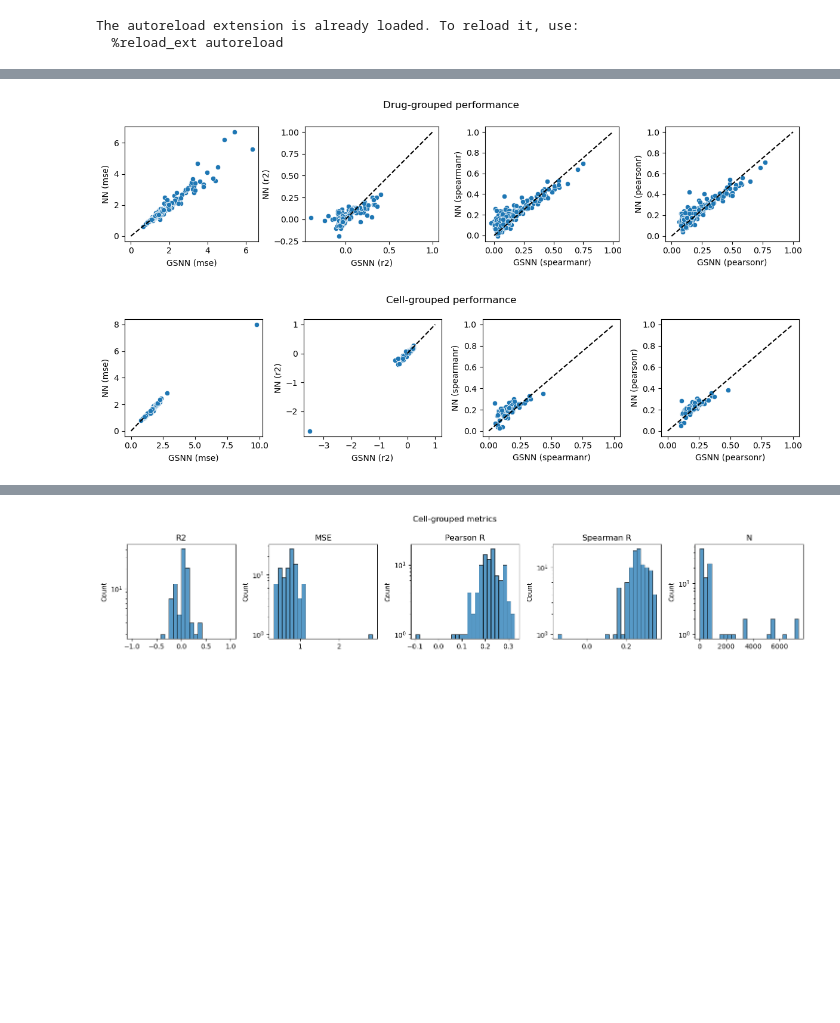
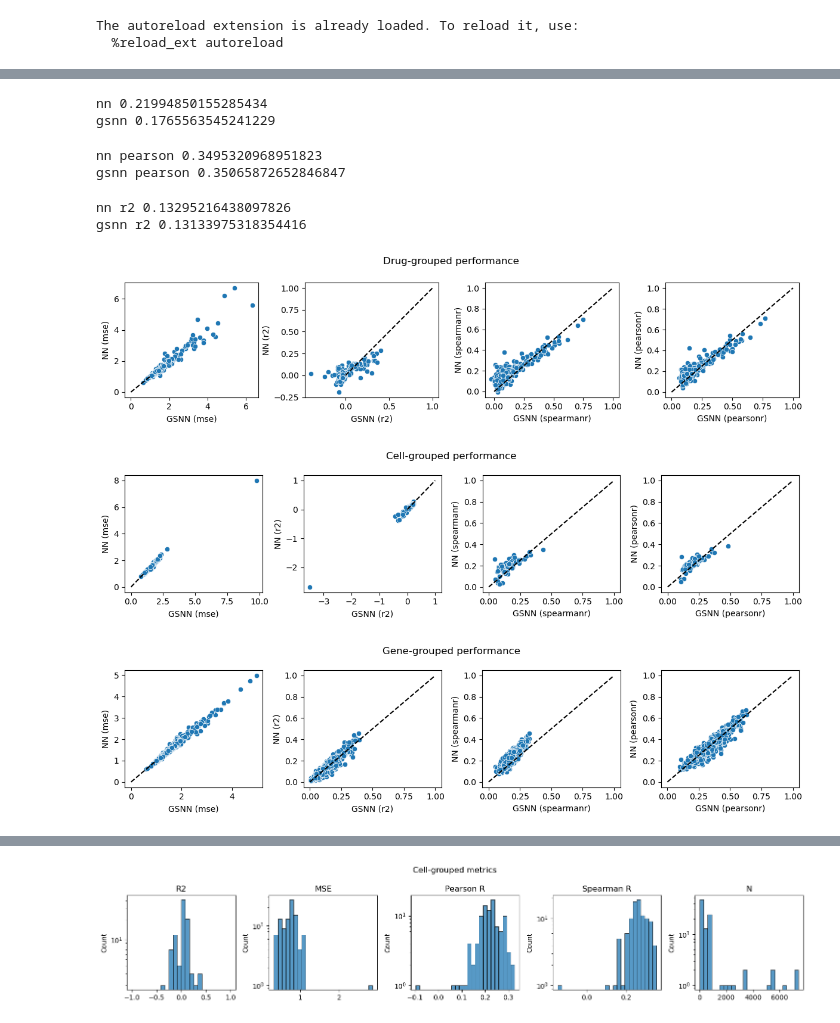
Before and after one commit to nathanieljevans/gsnn-lib, a Jupyter notebook: notebooks/_dev/_dev.ipynb, the cells around one changed output, grey strips where cells are left out. Saved outputs shown, nothing was run; the diff lists cells and outputs as text; code cells hidden in the pictures; blank space fills up the shorter version.

```diff
--- a/notebooks/_dev/_dev.ipynb
+++ b/notebooks/_dev/_dev.ipynb
@@ -37,3 +77,21 @@ gene_df = test_gene_gsnn.merge(test_gene_nn, on='gene', suffixes=('_gsnn', '_nn'
+# %%
+print('nn spearman', test_gene_nn.spearmanr.mean())
+print('gsnn spearman', test_gene_gsnn.spearmanr.mean())
+# %% [output]
+nn 0.21994850155285434
+gsnn 0.1765563545241229
+# %%
+print('nn pearson', test_gene_nn.pearsonr.mean())
+print('gsnn pearson', test_gene_gsnn.pearsonr.mean())
+# %% [output]
+nn pearson 0.3495320968951823
+gsnn pearson 0.35065872652846847
+# %%
+print('nn r2', test_gene_nn.r2.mean())
+print('gsnn r2', test_gene_gsnn.r2.mean())
+# %% [output]
+nn r2 0.13295216438097826
+gsnn r2 0.13133975318354416
 # %%
 f, axes = plt.subplots(1, 4, figsize=(12, 3))
 for ax, metric in zip(axes, ['mse', 'r2', 'spearmanr', 'pearsonr']):
@@ -43,33 +101,34 @@ for ax, metric in zip(axes, ['mse', 'r2', 'spearmanr', 'pearsonr']):
     ax.set_ylabel(f'NN ({metric})')
 
 plt.suptitle('Drug-grouped performance')
 plt.tight_layout()
 plt.show()
 
 f, axes = plt.subplots(1, 4, figsize=(12, 3))
 for ax, metric in zip(axes, ['mse', 'r2', 'spearmanr', 'pearsonr']):
     sbn.scatterplot(data=cell_df, x=f'{metric}_gsnn', y=f'{metric}_nn', ax=ax)
     ax.plot((0,1), (0,1), 'k--')
     ax.set_xlabel(f'GSNN ({metric})')
     ax.set_ylabel(f'NN ({metric})')
 
 plt.suptitle('Cell-grouped performance')
 plt.tight_layout()
 plt.show()
 
 
 f, axes = plt.subplots(1, 4, figsize=(12, 3))
 for ax, metric in zip(axes, ['mse', 'r2', 'spearmanr', 'pearsonr']):
     sbn.scatterplot(data=gene_df, x=f'{metric}_gsnn', y=f'{metric}_nn', ax=ax)
     ax.plot((0,1), (0,1), 'k--')
     ax.set_xlabel(f'GSNN ({metric})')
     ax.set_ylabel(f'NN ({metric})')
 
-plt.suptitle('Cell-grouped performance')
+plt.suptitle('Gene-grouped performance')
 plt.tight_layout()
 plt.show()
 # %% [output]
 [figure]
 [figure]
+[figure, added]
 # %%
 f, axes = plt.subplots(1, 5, figsize=(15,3))
```
Also changed, not shown: parts of 7 cells of this notebook, 22 other files.
